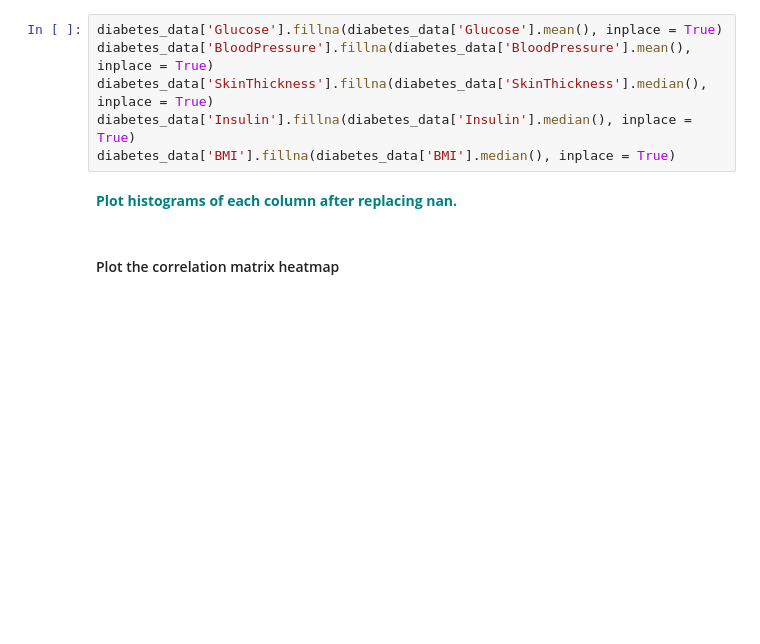
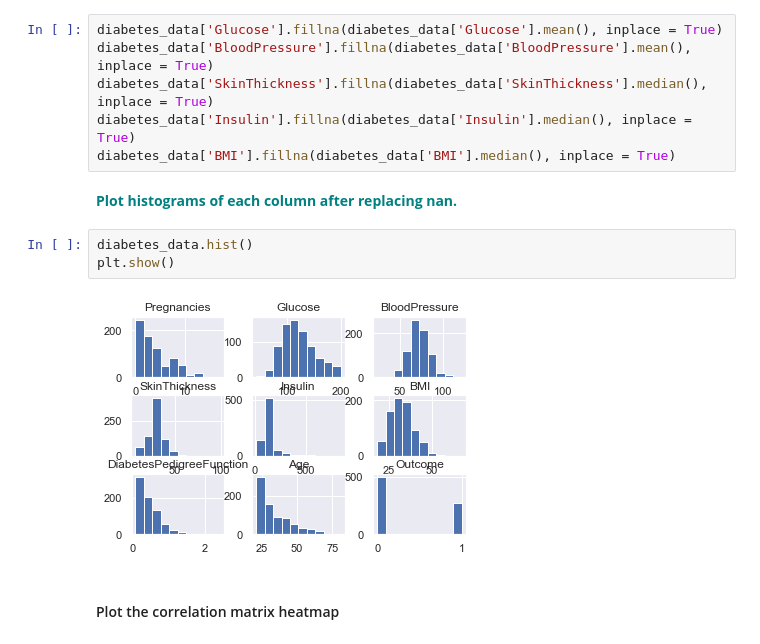
Before and after one commit to syadav12-hawk/GridSearchKNN_Case_Study, a Jupyter notebook: GridSearchKNN_Case_Study.ipynb, the cells around one changed output. Drawn from its saved outputs; the diff is of its cells as text; blank space fills up the shorter version.

```diff
--- a/GridSearchKNN_Case_Study.ipynb
+++ b/GridSearchKNN_Case_Study.ipynb
@@ -44,6 +96,11 @@ diabetes_data['Insulin'].fillna(diabetes_data['Insulin'].median(), inplace = Tru
 diabetes_data['BMI'].fillna(diabetes_data['BMI'].median(), inplace = True)
 # %% [markdown]
 **<font color='teal'> Plot histograms of each column after replacing nan. </font>**
+# %%
+diabetes_data.hist()
+plt.show()
+# %% [output]
+[figure, added]
 # %% [markdown]
 #### Plot the correlation matrix heatmap
 # %%
```
Also changed, not shown: parts of 21 cells of this notebook.
